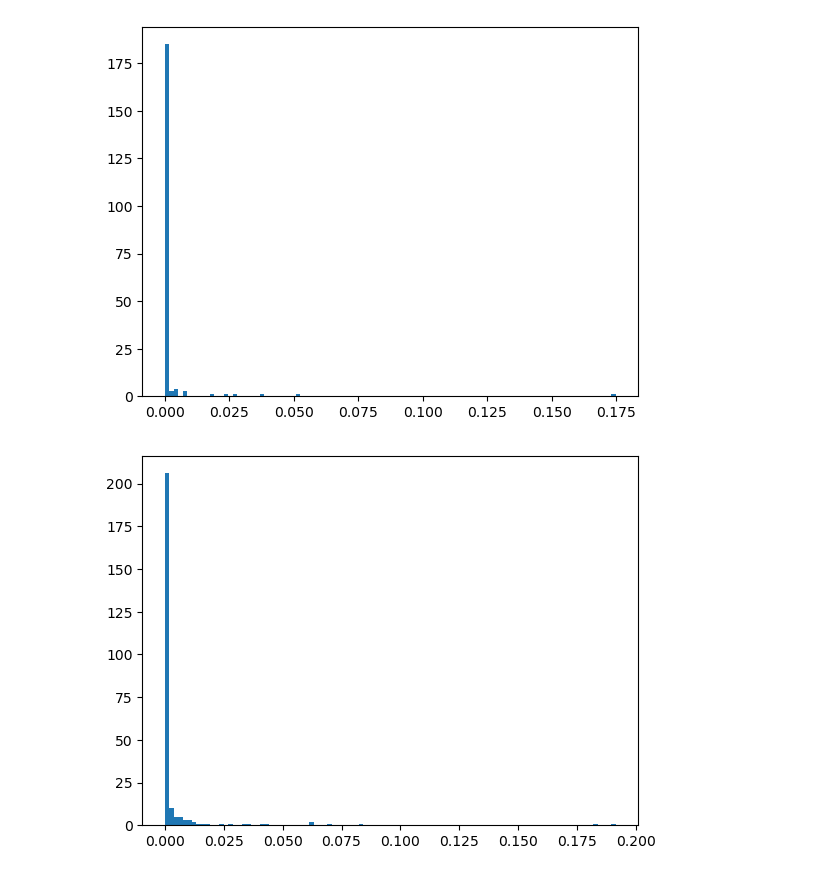
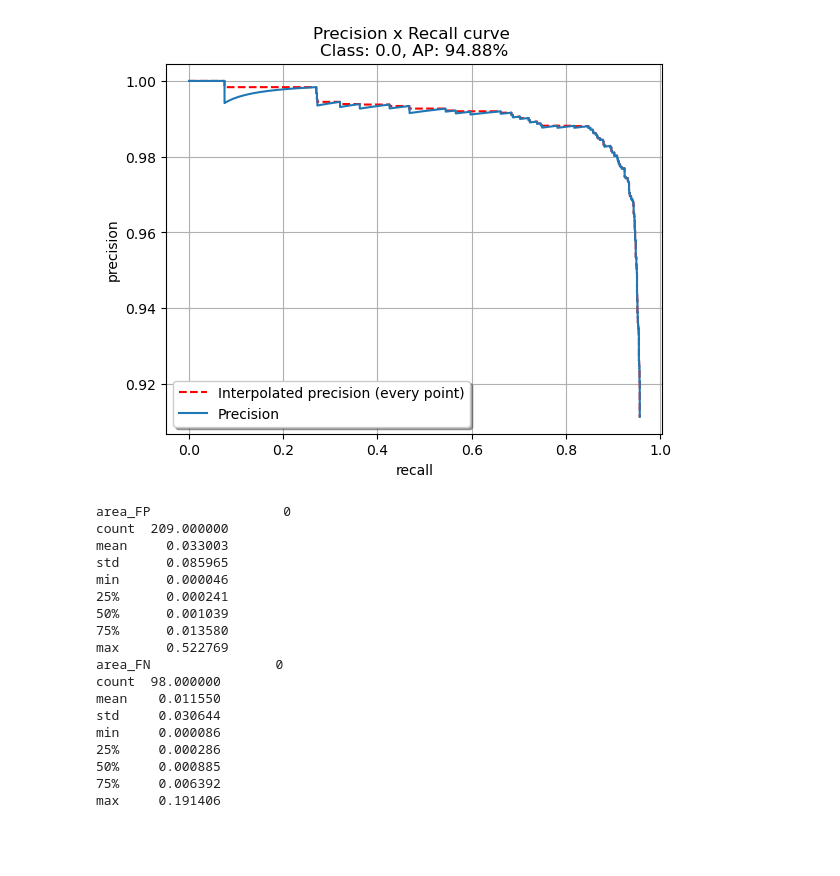
Before and after one commit to VladSmirN/drons_generate_scripts, a Jupyter notebook: analysis_OBM_Anti_UAV_predict.ipynb, the cells around one changed output. Saved outputs shown, nothing was run; the diff lists cells and outputs as text; code cells hidden in the pictures; blank space fills up the shorter version.

```diff
--- a/analysis_OBM_Anti_UAV_predict.ipynb
+++ b/analysis_OBM_Anti_UAV_predict.ipynb
@@ -240,11 +203,22 @@ df_area_FN.describe()
-# %%
-plt.hist(area_FP, bins=100)
-plt.show()
-# %% [output]
-[figure, removed]
-# %%
-import matplotlib.pyplot as plt
-plt.hist(area_FN, bins=100)
-plt.show()
-# %% [output]
-[figure, removed]
+# %%
+analysis(PATH_DIR_DETECTED_5_CSV)
+# %% [output]
+[figure, added]
+area_FP                 0
+count  209.000000
+mean     0.033003
+std      0.085965
+min      0.000046
+25%      0.000241
+50%      0.001039
+75%      0.013580
+max      0.522769
+area_FN                0
+count  98.000000
+mean    0.011550
+std     0.030644
+min     0.000086
+25%     0.000286
+50%     0.000885
+75%     0.006392
+max     0.191406
```
Also changed, not shown: parts of 16 cells of this notebook, 9 other files.
